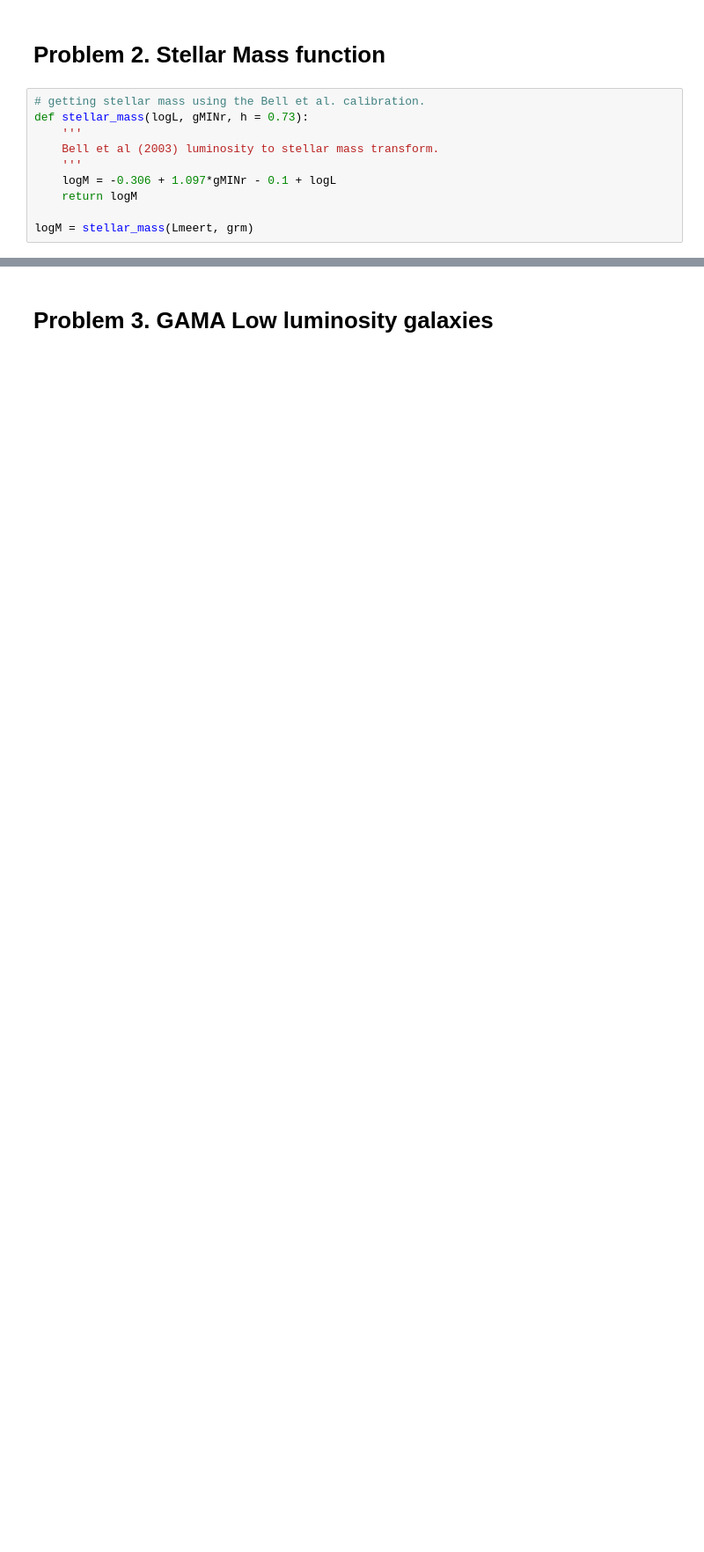
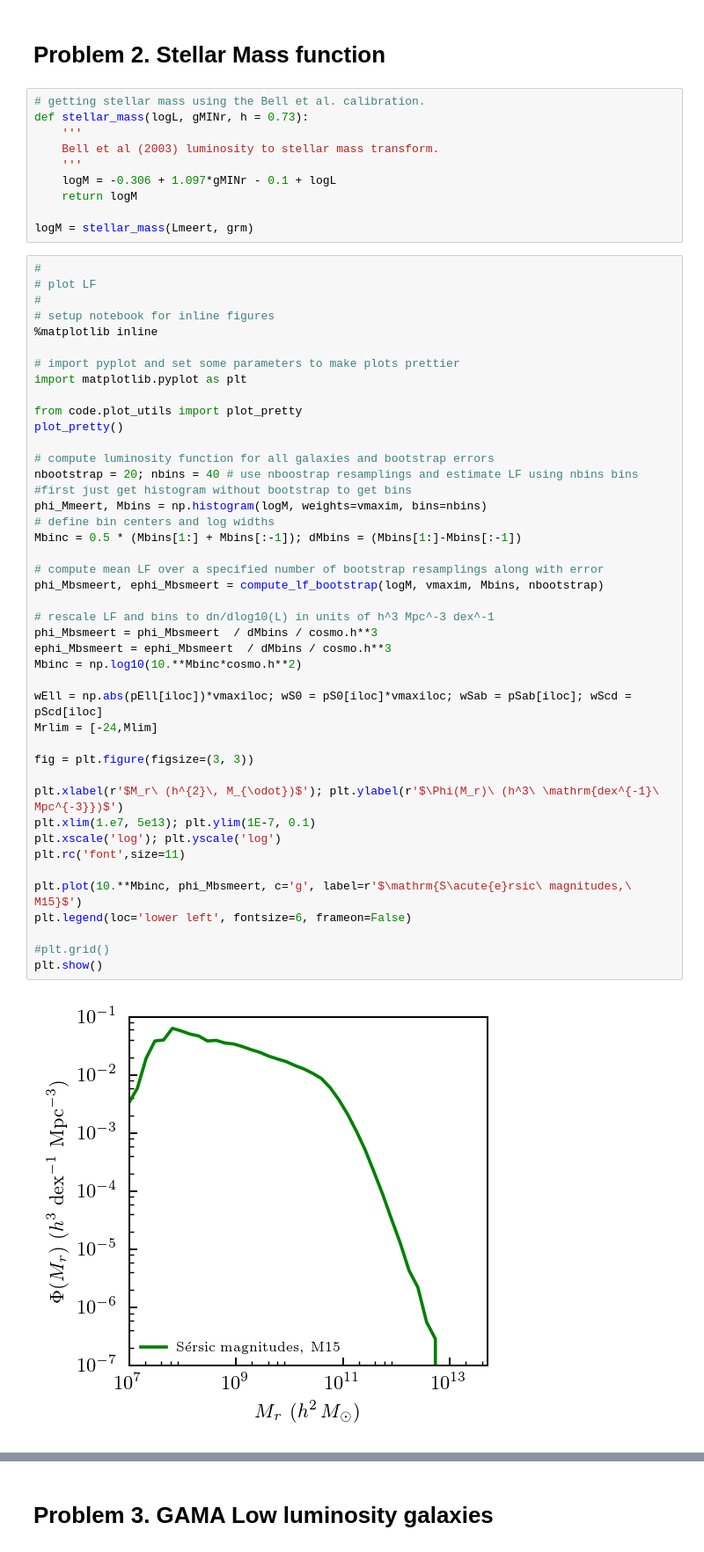
Before and after one commit to tjhoyt/galaxies_hw, a Jupyter notebook: hw2_hoyt_taylor.ipynb, the cells around one changed output, grey strips where cells are left out. Shown at 88% size. Saved outputs shown, nothing was run; the diff lists cells and outputs as text; blank space fills up the shorter version.

```diff
--- a/hw2_hoyt_taylor.ipynb
+++ b/hw2_hoyt_taylor.ipynb
@@ -346,3 +369,48 @@ def stellar_mass(logL, gMINr, h = 0.73):
     return logM
 
 logM = stellar_mass(Lmeert, grm)
+# %%
+#
+# plot LF
+#
+# setup notebook for inline figures
+%matplotlib inline
+
+# import pyplot and set some parameters to make plots prettier
+import matplotlib.pyplot as plt
+
+from code.plot_utils import plot_pretty
+plot_pretty()
+
+# compute luminosity function for all galaxies and bootstrap errors
+nbootstrap = 20; nbins = 40 # use nboostrap resamplings and estimate LF using nbins bins
+#first just get histogram without bootstrap to get bins
+phi_Mmeert, Mbins = np.histogram(logM, weights=vmaxim, bins=nbins)
+# define bin centers and log widths
+Mbinc = 0.5 * (Mbins[1:] + Mbins[:-1]); dMbins = (Mbins[1:]-Mbins[:-1])
+
+# compute mean LF over a specified number of bootstrap resamplings along with error
+phi_Mbsmeert, ephi_Mbsmeert = compute_lf_bootstrap(logM, vmaxim, Mbins, nbootstrap)
+
+# rescale LF and bins to dn/dlog10(L) in units of h^3 Mpc^-3 dex^-1
+phi_Mbsmeert = phi_Mbsmeert  / dMbins / cosmo.h**3
+ephi_Mbsmeert = ephi_Mbsmeert  / dMbins / cosmo.h**3
+Mbinc = np.log10(10.**Mbinc*cosmo.h**2)
+
+wEll = np.abs(pEll[iloc])*vmaxiloc; wS0 = pS0[iloc]*vmaxiloc; wSab = pSab[iloc]; wScd = pScd[iloc]
+Mrlim = [-24,Mlim]
+
+fig = plt.figure(figsize=(3, 3))
+
+plt.xlabel(r'$M_r\ (h^{2}\, M_{\odot})$'); plt.ylabel(r'$\Phi(M_r)\ (h^3\ \mathrm{dex^{-1}\ Mpc^{-3}})$')
+plt.xlim(1.e7, 5e13); plt.ylim(1E-7, 0.1)
+plt.xscale('log'); plt.yscale('log')
+plt.rc('font',size=11)
+
+plt.plot(10.**Mbinc, phi_Mbsmeert, c='g', label=r'$\mathrm{S\acute{e}rsic\ magnitudes,\ M15}$')
+plt.legend(loc='lower left', fontsize=6, frameon=False)
+
+#plt.grid()
+plt.show()
+# %% [output]
+[figure, added]
```
Also changed, not shown: parts of 15 cells of this notebook.
